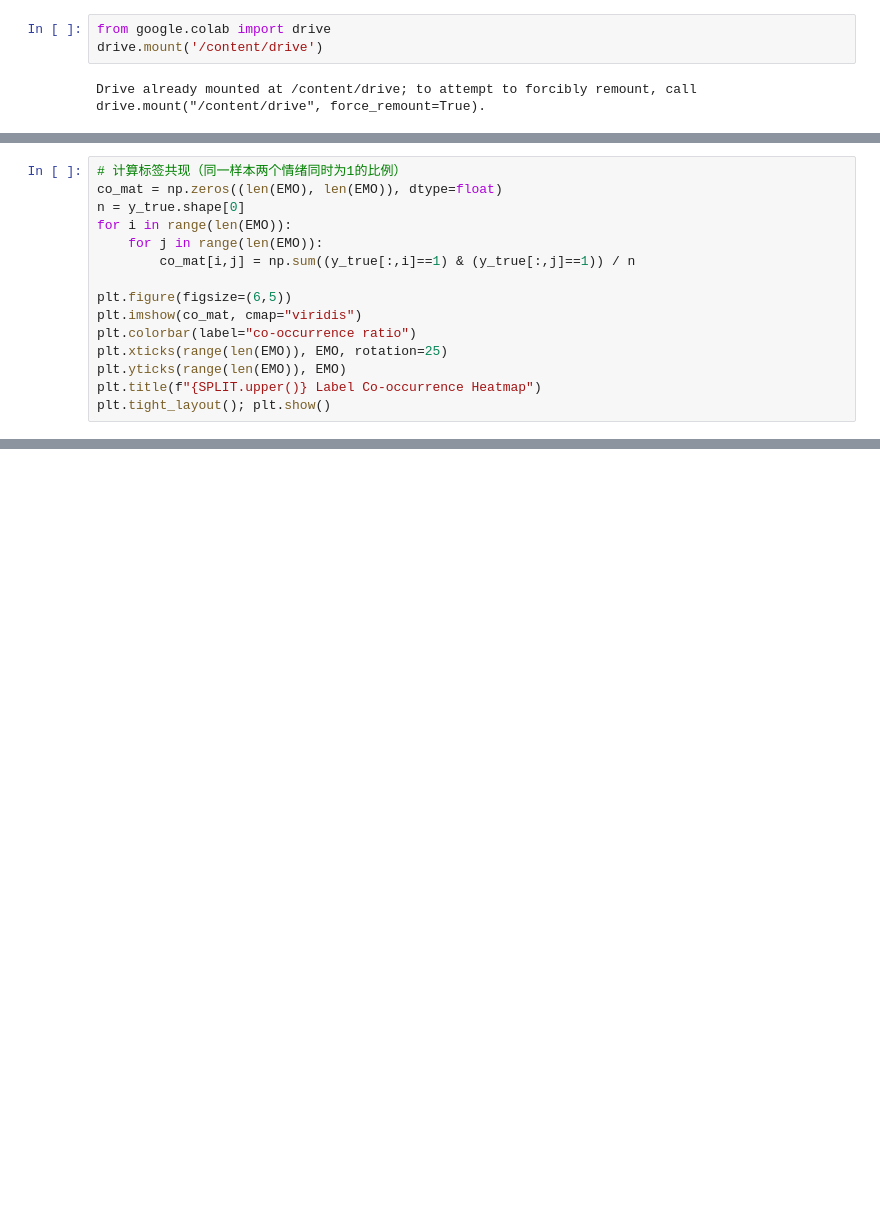
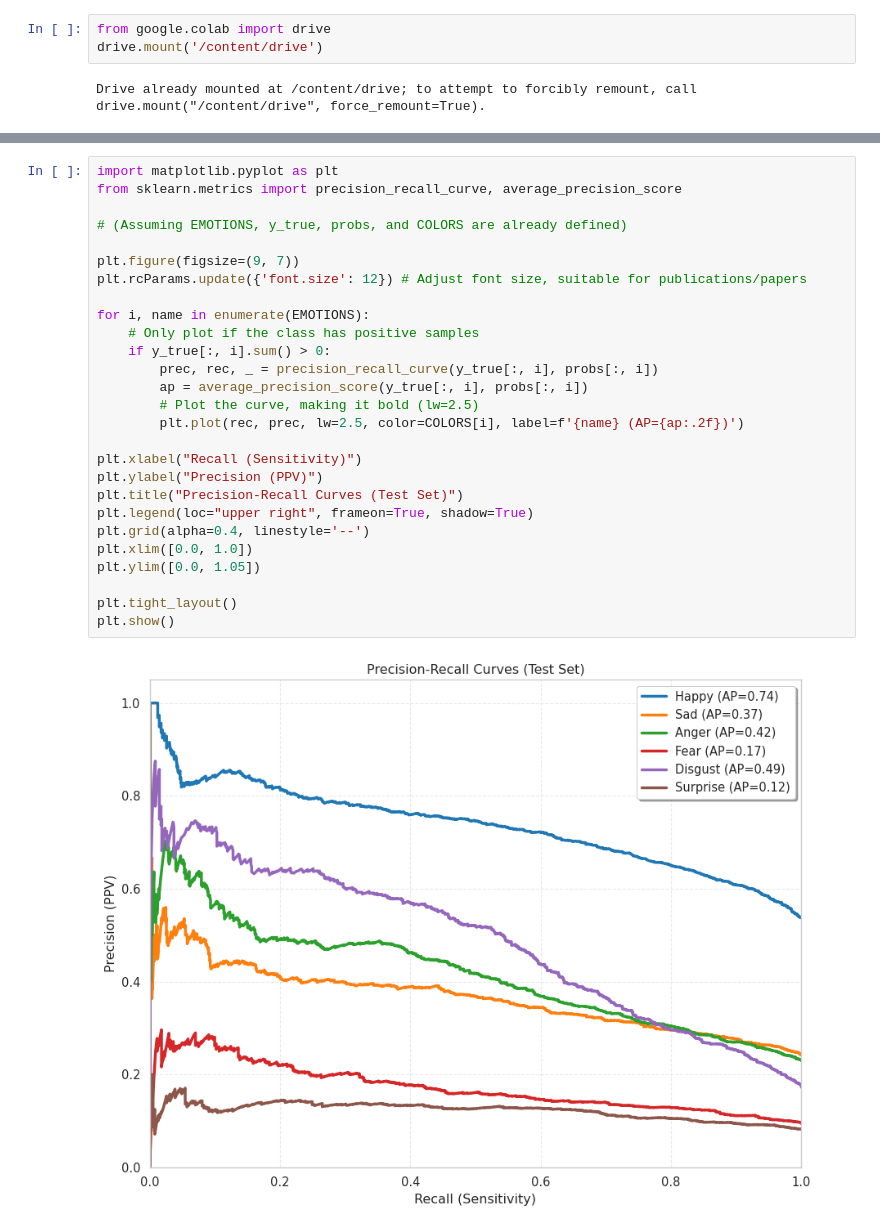
Before and after one commit to Makiato1999/HRI-EMO, a Jupyter notebook: notebooks/MOSEI_plot_results.ipynb, the cells around one changed output, grey strips where cells are left out. Saved outputs shown, nothing was run; the diff lists cells and outputs as text; blank space fills up the shorter version.

```diff
--- a/notebooks/MOSEI_plot_results.ipynb
+++ b/notebooks/MOSEI_plot_results.ipynb
@@ -152,15 +5,0 @@ plt.tight_layout(); plt.show()
-# %%
-# 计算标签共现（同一样本两个情绪同时为1的比例）
-co_mat = np.zeros((len(EMO), len(EMO)), dtype=float)
-n = y_true.shape[0]
-for i in range(len(EMO)):
-    for j in range(len(EMO)):
-        co_mat[i,j] = np.sum((y_true[:,i]==1) & (y_true[:,j]==1)) / n
-
-plt.figure(figsize=(6,5))
-plt.imshow(co_mat, cmap="viridis")
-plt.colorbar(label="co-occurrence ratio")
-plt.xticks(range(len(EMO)), EMO, rotation=25)
-plt.yticks(range(len(EMO)), EMO)
-plt.title(f"{SPLIT.upper()} Label Co-occurrence Heatmap")
-plt.tight_layout(); plt.show()
@@ -290,0 +56,29 @@ happy  negative: mean β=0.3431, n=866
+# %%
+import matplotlib.pyplot as plt
+from sklearn.metrics import precision_recall_curve, average_precision_score
+
+# (Assuming EMOTIONS, y_true, probs, and COLORS are already defined)
+
+plt.figure(figsize=(9, 7))
+plt.rcParams.update({'font.size': 12}) # Adjust font size, suitable for publications/papers
+
+for i, name in enumerate(EMOTIONS):
+    # Only plot if the class has positive samples
+    if y_true[:, i].sum() > 0:
+        prec, rec, _ = precision_recall_curve(y_true[:, i], probs[:, i])
+        ap = average_precision_score(y_true[:, i], probs[:, i])
+        # Plot the curve, making it bold (lw=2.5)
+        plt.plot(rec, prec, lw=2.5, color=COLORS[i], label=f'{name} (AP={ap:.2f})')
+
+plt.xlabel("Recall (Sensitivity)")
+plt.ylabel("Precision (PPV)")
+plt.title("Precision-Recall Curves (Test Set)")
+plt.legend(loc="upper right", frameon=True, shadow=True)
+plt.grid(alpha=0.4, linestyle='--')
+plt.xlim([0.0, 1.0])
+plt.ylim([0.0, 1.05])
+
+plt.tight_layout()
+plt.show()
+# %% [output]
+[figure, added]
```
Also changed, not shown: parts of 25 cells of this notebook, 3 other files.
